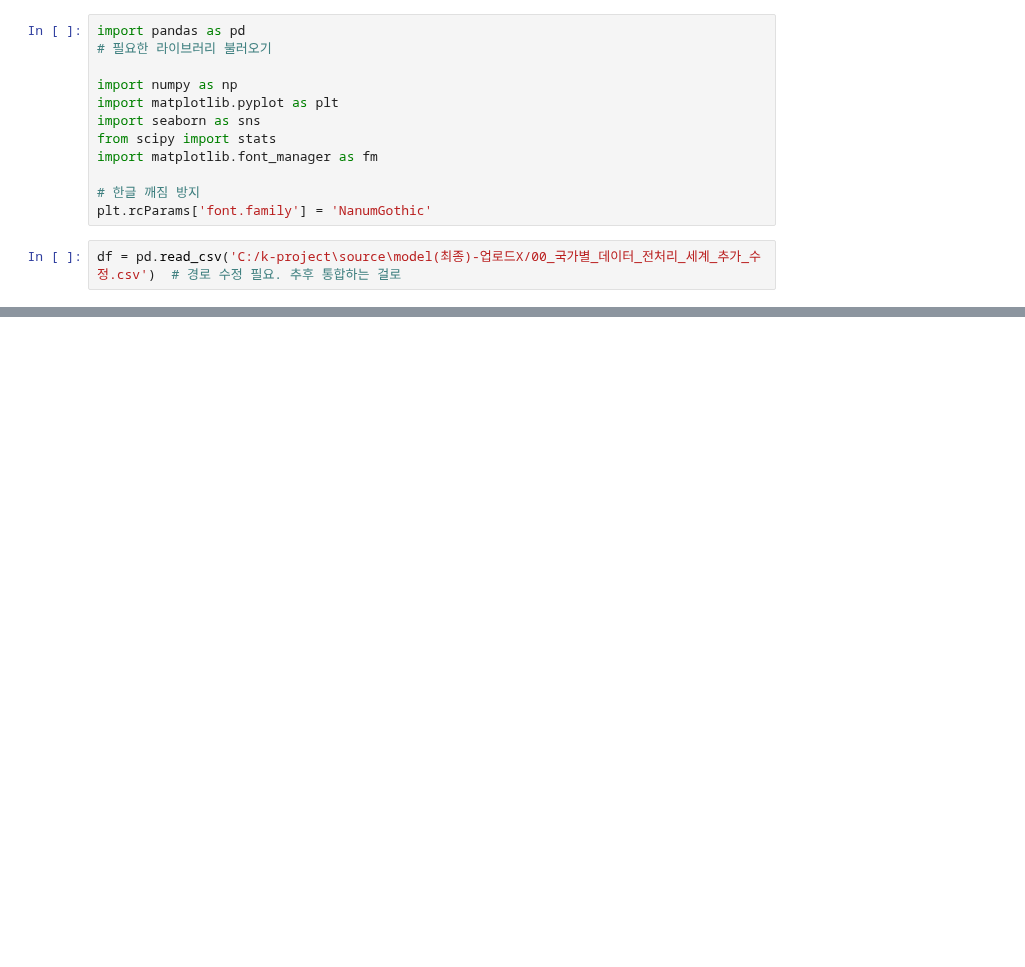
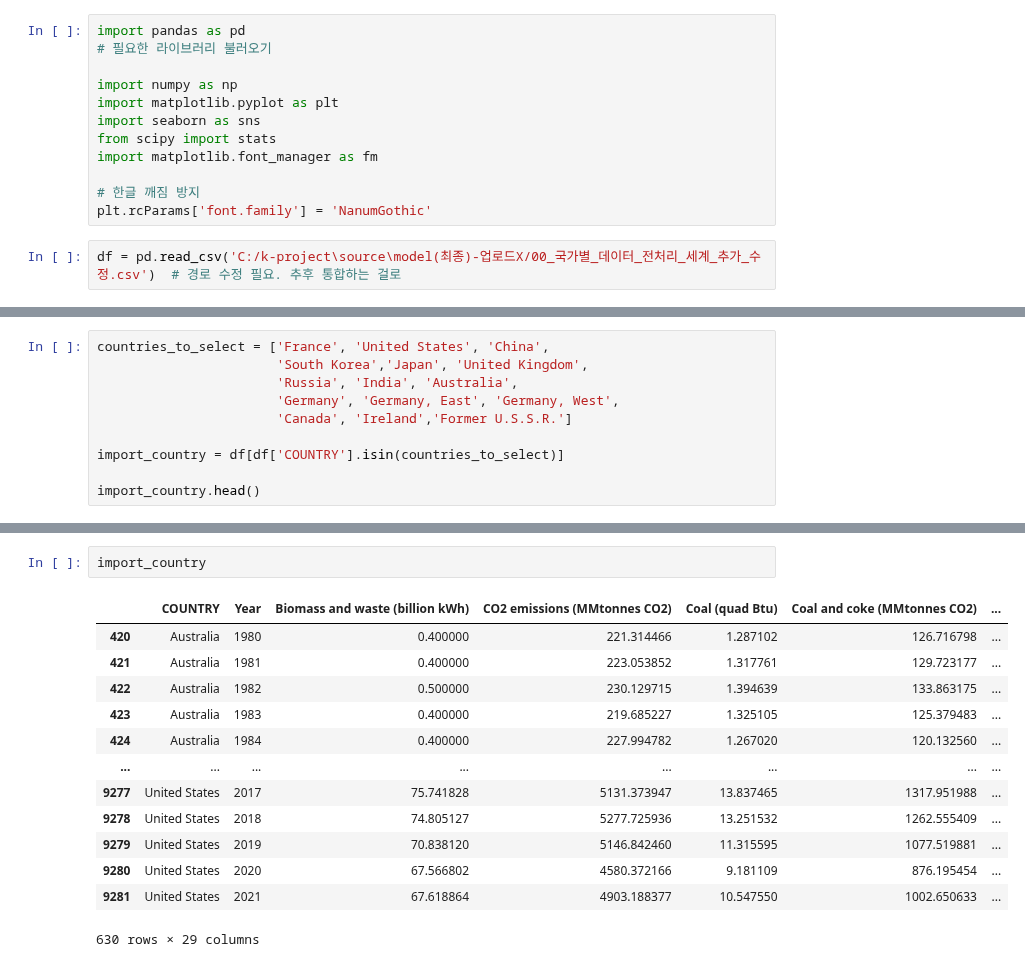
Before and after one commit to kihwan21/k-project, a Jupyter notebook: 김기환/12개국가로해봄.ipynb, the cells around one changed output, grey strips where cells are left out. Drawn from its saved outputs; the diff is of its cells as text; blank space fills up the shorter version.

```diff
--- a/김기환/12개국가로해봄.ipynb
+++ b/김기환/12개국가로해봄.ipynb
@@ -79,0 +117,10 @@ memory usage: 148.0+ KB
+# %%
+countries_to_select = ['France', 'United States', 'China',
+                       'South Korea','Japan', 'United Kingdom',
+                       'Russia', 'India', 'Australia',
+                       'Germany', 'Germany, East', 'Germany, West',
+                       'Canada', 'Ireland','Former U.S.S.R.']
+
+import_country = df[df['COUNTRY'].isin(countries_to_select)]
+
+import_country.head()
@@ -79,0 +135,16 @@ memory usage: 148.0+ KB
+# %%
+import_country
+# %% [output]
+|  | COUNTRY | Year | Biomass and waste (billion kWh) | CO2 emissions (MMtonnes CO2) | Coal (quad Btu) | Coal and coke (MMtonnes CO2) | ... |
+| 420 | Australia | 1980 | 0.400000 | 221.314466 | 1.287102 | 126.716798 | ... |
+| 421 | Australia | 1981 | 0.400000 | 223.053852 | 1.317761 | 129.723177 | ... |
+| 422 | Australia | 1982 | 0.500000 | 230.129715 | 1.394639 | 133.863175 | ... |
+| 423 | Australia | 1983 | 0.400000 | 219.685227 | 1.325105 | 125.379483 | ... |
+| 424 | Australia | 1984 | 0.400000 | 227.994782 | 1.267020 | 120.132560 | ... |
+| ... | ... | ... | ... | ... | ... | ... | ... |
+| 9277 | United States | 2017 | 75.741828 | 5131.373947 | 13.837465 | 1317.951988 | ... |
+| 9278 | United States | 2018 | 74.805127 | 5277.725936 | 13.251532 | 1262.555409 | ... |
+| 9279 | United States | 2019 | 70.838120 | 5146.842460 | 11.315595 | 1077.519881 | ... |
+| 9280 | United States | 2020 | 67.566802 | 4580.372166 | 9.181109 | 876.195454 | ... |
+| 9281 | United States | 2021 | 67.618864 | 4903.188377 | 10.547550 | 1002.650633 | ... |
+630 rows × 29 columns
```
Also changed, not shown: parts of 36 cells of this notebook.
